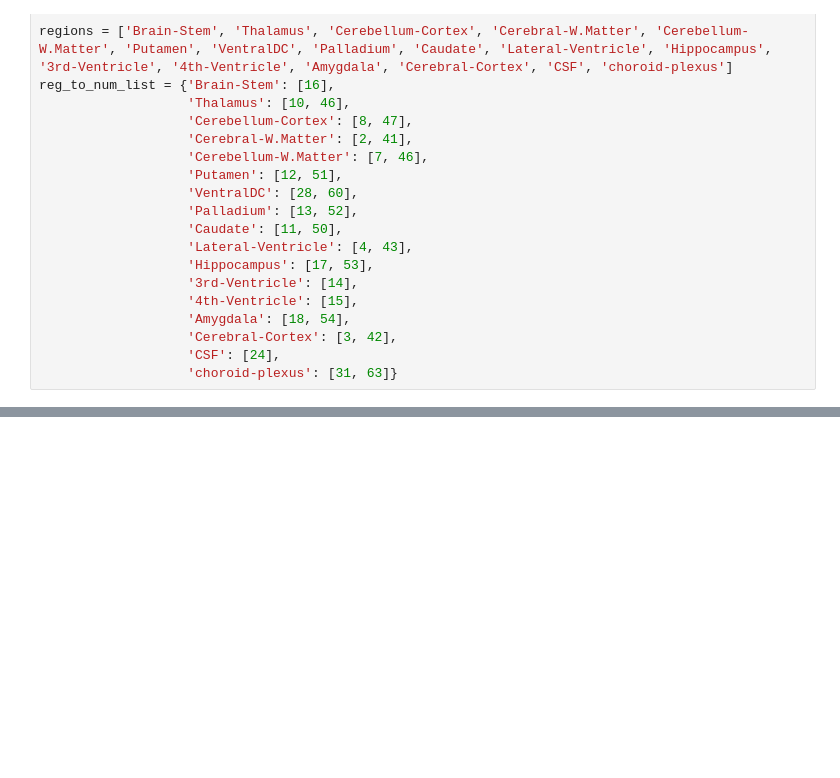
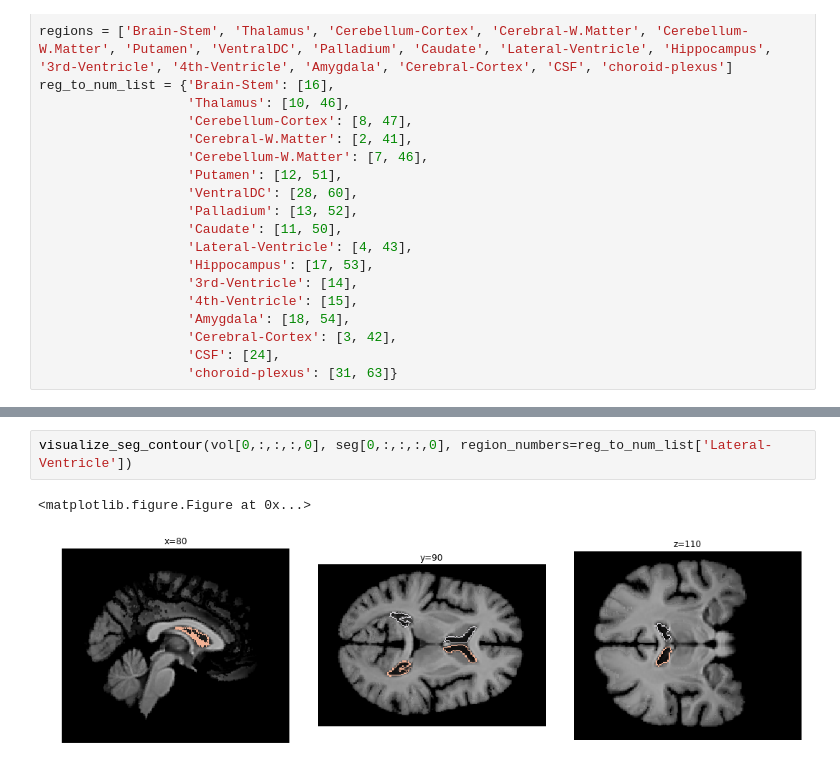
Before and after one commit to ckguo/voxelmorph, a Jupyter notebook: notebooks/test_model_mind.ipynb, the cells around one changed output, grey strips where cells are left out. Drawn from its saved outputs; the diff is of its cells as text; blank space fills up the shorter version.

```diff
--- a/notebooks/test_model_mind.ipynb
+++ b/notebooks/test_model_mind.ipynb
@@ -168,0 +209,5 @@ visualize_seg_contour(atlas, warped_seg, region_numbers=reg_to_num_list['Lateral
+# %%
+visualize_seg_contour(vol[0,:,:,:,0], seg[0,:,:,:,0], region_numbers=reg_to_num_list['Lateral-Ventricle'])
+# %% [output]
+<matplotlib.figure.Figure at 0x...>
+[figure, added]
```
Also changed, not shown: parts of 10 cells of this notebook.
